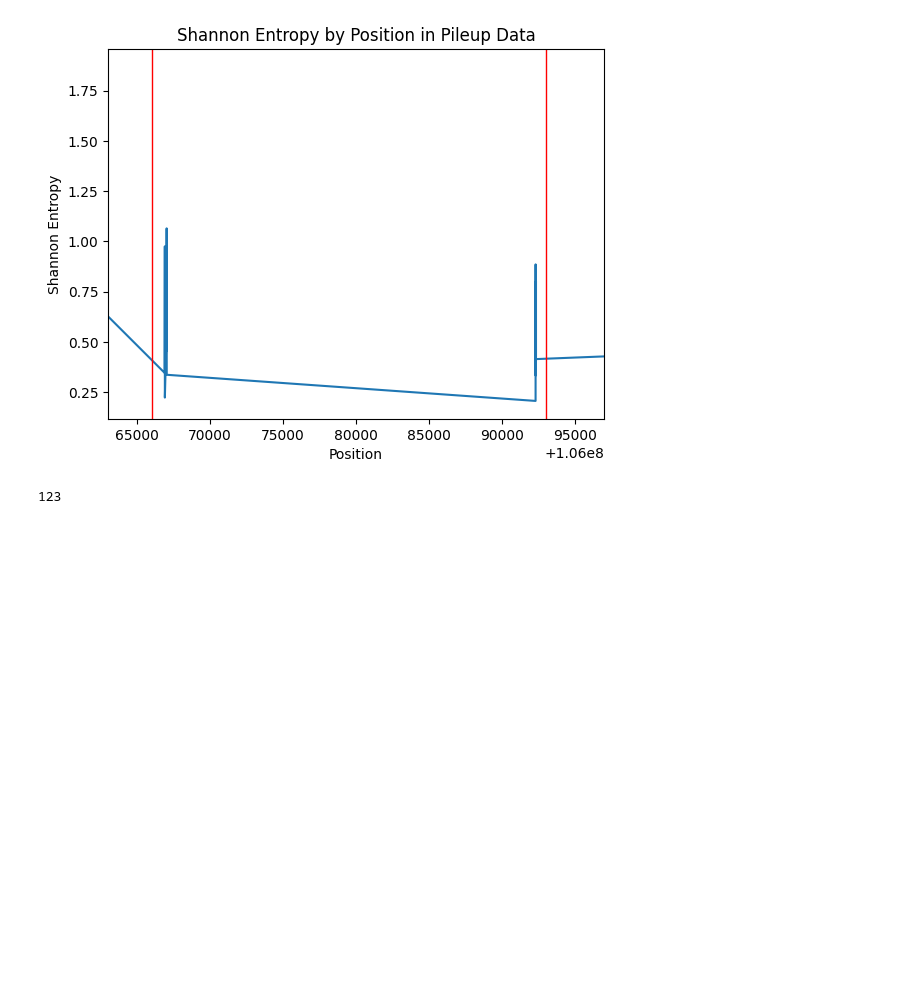
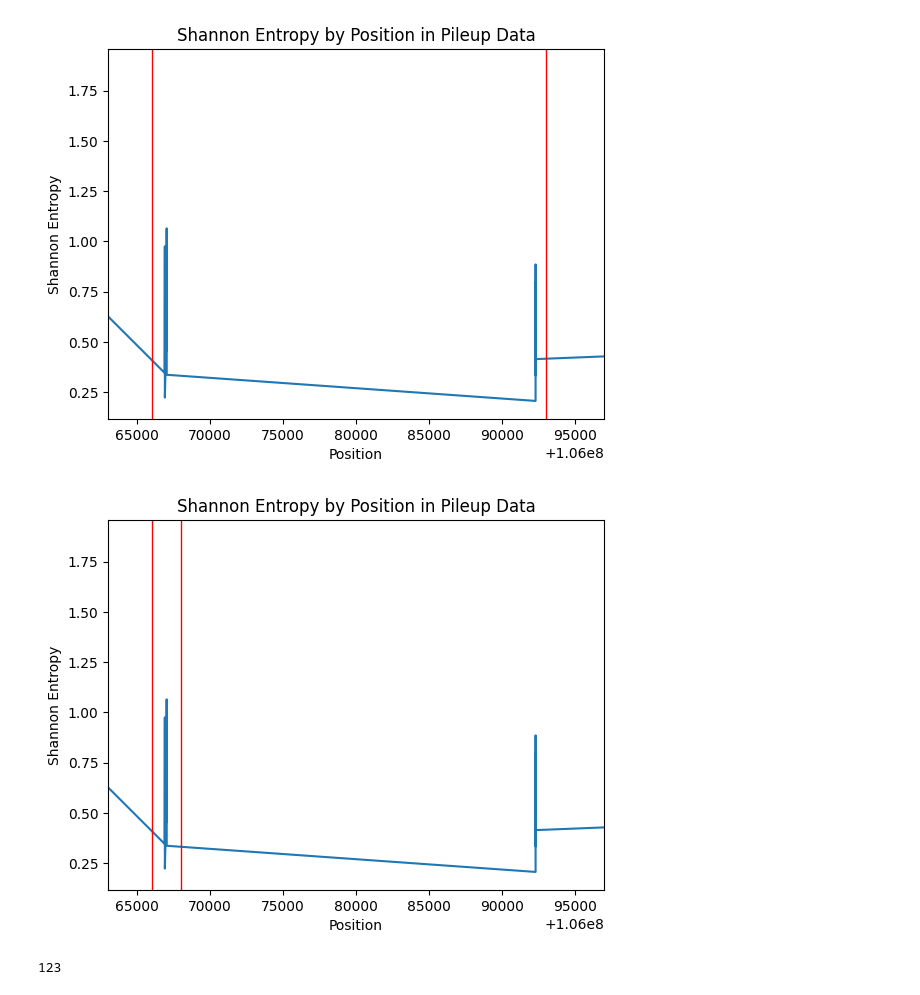
Before and after one commit to WoobeenJeong/miRNA_motif_finding, a Jupyter notebook: Project_005.ipynb, the cells around one changed output. Cells and saved outputs as stored; diff of their text form; code cells hidden in the pictures; blank space fills up the shorter version.

```diff
--- a/Project_005.ipynb
+++ b/Project_005.ipynb
@@ -502,7 +502,7 @@ from collections import Counter
 # %% [output]
 /content/drive/MyDrive/binfo1-work
 # %%
-subpup = pd.read_csv('subpup.csv')
+subpup = pd.read_csv('subpup2.csv')
 # %%
 start = 3038669
 end = 124252776
@@ -613,6 +613,17 @@ plt.axvline(106093000, c='red', linewidth=1)
 plt.show()
 # %% [output]
 [figure]
+# %%
+plt.plot(subpup['pos'], subpup['shannon'])
+plt.xlabel('Position')
+plt.ylabel('Shannon Entropy')
+plt.title('Shannon Entropy by Position in Pileup Data')
+plt.xlim(106063000,106097000)
+plt.axvline(106066000, c='red', linewidth=1)
+plt.axvline(106068000, c='red', linewidth=1)
+plt.show()
+# %% [output]
+[figure, added]
 # %%
 subpup2 = pup[(pup['pos'] > 106066500) & (pup['pos'] < 106068500)]
 len(subpup2)
```
